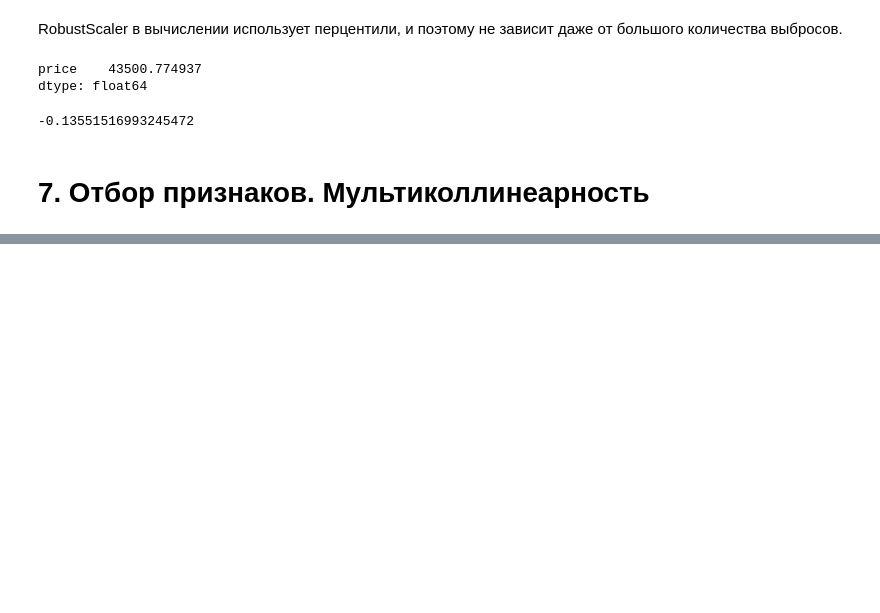
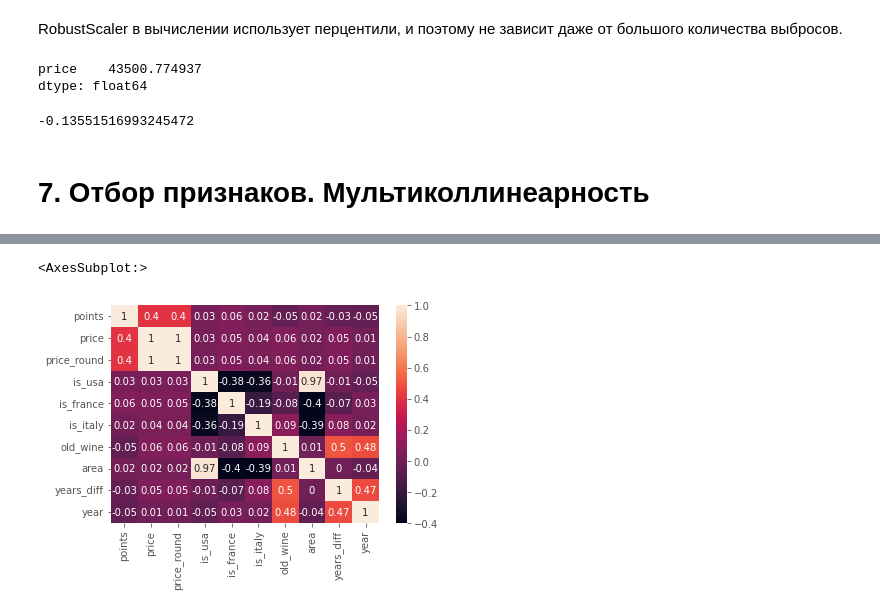
Before and after one commit to Erkobrax/DS_Edu, a Jupyter notebook: BLOCK_3_EDA/MathStat_2.ipynb, the cells around one changed output, grey strips where cells are left out. Cells and saved outputs as stored; diff of their text form; code cells hidden in the pictures; blank space fills up the shorter version.

```diff
--- a/BLOCK_3_EDA/MathStat_2.ipynb
+++ b/BLOCK_3_EDA/MathStat_2.ipynb
@@ -686,0 +726,5 @@ df_s['price'][129969]
+# %%
+sns.heatmap(round(df_wine.corr(),2), annot=True)
+# %% [output]
+<AxesSubplot:>
+[figure, added]
```
Also changed, not shown: parts of 22 cells of this notebook, 26 other files.
